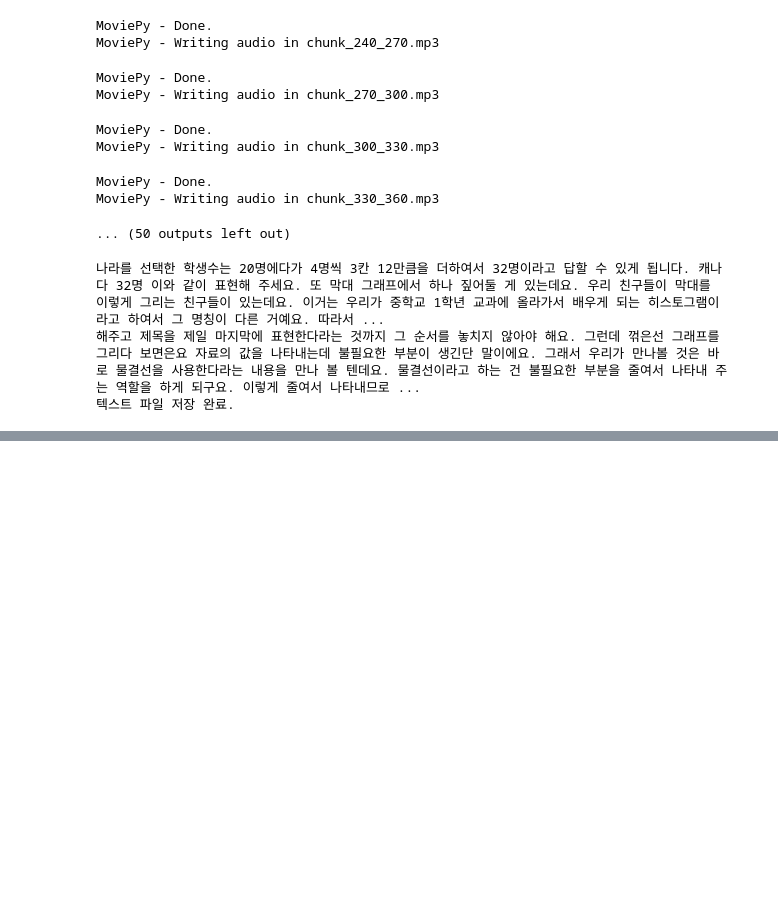
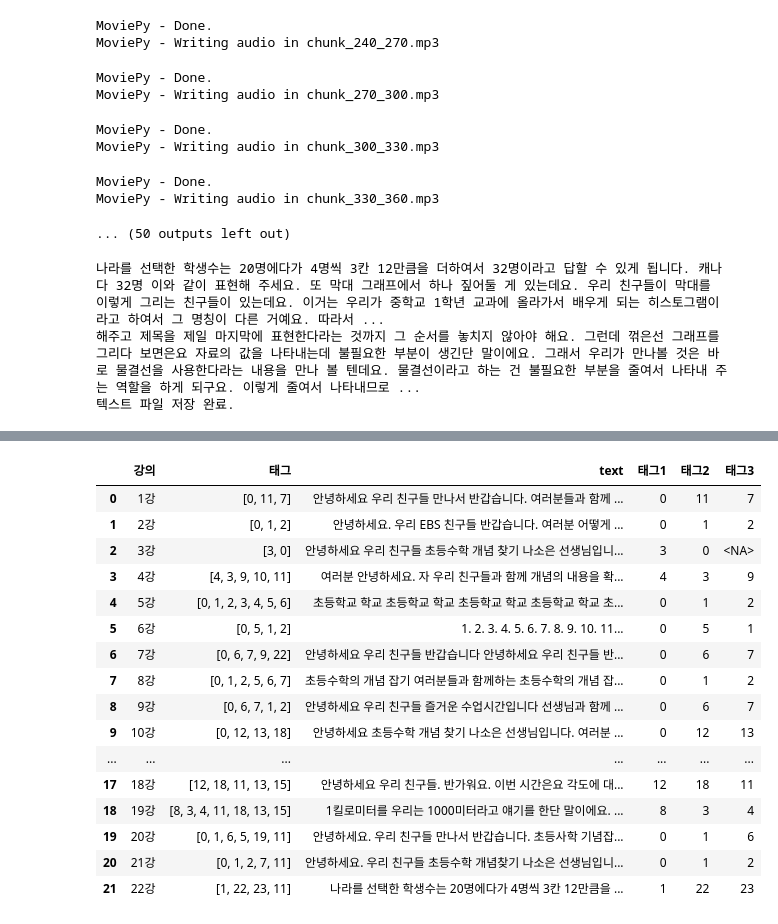
Before and after one commit to oxorudo/Chunjae_Bigdata_9th, a Jupyter notebook: 9.4~9.23/STT_summary_project/lecture_summary_kor.ipynb, the cells around one changed output, grey strips where cells are left out. Cells and saved outputs as stored; diff of their text form; code cells hidden in the pictures; blank space fills up the shorter version.

```diff
--- a/9.4~9.23/STT_summary_project/lecture_summary_kor.ipynb
+++ b/9.4~9.23/STT_summary_project/lecture_summary_kor.ipynb
@@ -390,0 +366,85 @@ print(final_transcription1 + final_transcription2)
+# %%
+import pandas as pd
+
+lessons_dict = [
+    {"강의": "1강", "태그": ["수", "측정", "소수점"]},
+    {"강의": "2강", "태그": ["수", "덧셈", "뺄셈"]},
+    {"강의": "3강", "태그": ["곱셈", "수"]},
+    {"강의": "4강", "태그": ["나눗셈", "곱셈", "시간", "화폐", "측정"]},
+    {"강의": "5강", "태그": ["수", "덧셈", "뺄셈", "곱셈", "나눗셈", "분수", "소수"]},
+    {"강의": "6강", "태그": ["수", "분수", "덧셈", "뺄셈"]},
+    {"강의": "7강", "태그": ["수", "소수", "소수점", "시간", "그래프"]},
+    {"강의": "8강", "태그": ["수", "덧셈", "뺄셈", "분수", "소수", "소수점"]},
+    {"강의": "9강", "태그": ["수", "소수", "소수점", "덧셈", "뺄셈"]},
+    {"강의": "10강", "태그": ["수", "각도", "평면도형", "직각"]},
+    {"강의": "11강", "태그": ["평면도형", "도형", "대칭", "직각"]},
+    {"강의": "12강", "태그": ["수", "평면도형", "원", "길이"]},
+    {"강의": "13강", "태그": ["길이", "평면도형", "도형", "각도", "직각"]},
+    {"강의": "14강", "태그": ["도형", "직각", "평면도형", "각도", "측정"]},
+    {"강의": "15강", "태그": ["각도", "평면도형", "도형", "직각"]},
+    {"강의": "16강", "태그": ["길이", "측정", "시간"]},
+    {"강의": "17강", "태그": ["길이", "측정", "무게", "덧셈", "뺄셈"]},
+    {"강의": "18강", "태그": ["각도", "직각", "측정", "평면도형", "도형"]},
+    {
+        "강의": "19강",
+        "태그": ["길이", "곱셈", "나눗셈", "측정", "직각", "평면도형", "도형"],
+    },
+    {"강의": "20강", "태그": ["수", "덧셈", "소수", "분수", "비율", "측정"]},
+    {"강의": "21강", "태그": ["수", "덧셈", "뺄셈", "소수점", "측정"]},
+    {"강의": "22강", "태그": ["덧셈", "그래프", "통계", "측정"]},
+]
+
+
+import os
+
+df = pd.read_csv("./df1.csv")
+
+# # 스크립트 파일이 저장된 폴더 경로 설정
+# script_folder_path = './ebs_script/'
+
+# # 'text' 열을 생성하고 스크립트 파일의 내용을 넣는 함수
+# def add_script_to_df(df, folder_path):
+#     texts = []
+
+#     for lecture in df['강의']:
+#         # 각 강의 번호에 맞는 스크립트 파일명 설정 (예: 강의_1.txt)
+#         script_file_name = f"{folder_path}강의_{lecture[:-1]}.txt"
+
+#         # 스크립트 파일이 존재하는지 확인하고, 존재하면 내용을 읽어들임
+#         if os.path.exists(script_file_name):
+#             with open(script_file_name, 'r', encoding='utf-8') as file:
+#                 text = file.read()
+#         else:
+#             text = ''  # 파일이 없으면 빈 문자열
+
+#         texts.append(text)
+
+#     # 데이터프레임에 'text' 열 추가
+#     df['text'] = texts
+#     return df
+
+# # 스크립트 파일을 추가하는 함수 실행
+# df = add_script_to_df(df, script_folder_path)
+
+# # 변환된 데이터프레임을 사용자에게 보여줌
+df["태그3"] = df["태그3"].astype(pd.Int64Dtype())
+
+df
+# %% [output]
+|  | 강의 | 태그 | text | 태그1 | 태그2 | 태그3 |
+| 0 | 1강 | [0, 11, 7] | 안녕하세요 우리 친구들 만나서 반갑습니다. 여러분들과 함께 ... | 0 | 11 | 7 |
+| 1 | 2강 | [0, 1, 2] | 안녕하세요. 우리 EBS 친구들 반갑습니다. 여러분 어떻게 ... | 0 | 1 | 2 |
+| 2 | 3강 | [3, 0] | 안녕하세요 우리 친구들 초등수학 개념 찾기 나소은 선생님입니... | 3 | 0 | <NA> |
+| 3 | 4강 | [4, 3, 9, 10, 11] | 여러분 안녕하세요. 자 우리 친구들과 함께 개념의 내용을 확... | 4 | 3 | 9 |
+| 4 | 5강 | [0, 1, 2, 3, 4, 5, 6] | 초등학교 학교 초등학교 학교 초등학교 학교 초등학교 학교 초... | 0 | 1 | 2 |
+| 5 | 6강 | [0, 5, 1, 2] | 1. 2. 3. 4. 5. 6. 7. 8. 9. 10. 11... | 0 | 5 | 1 |
+| 6 | 7강 | [0, 6, 7, 9, 22] | 안녕하세요 우리 친구들 반갑습니다 안녕하세요 우리 친구들 반... | 0 | 6 | 7 |
+| 7 | 8강 | [0, 1, 2, 5, 6, 7] | 초등수학의 개념 잡기 여러분들과 함께하는 초등수학의 개념 잡... | 0 | 1 | 2 |
+| 8 | 9강 | [0, 6, 7, 1, 2] | 안녕하세요 우리 친구들 즐거운 수업시간입니다 선생님과 함께 ... | 0 | 6 | 7 |
+| 9 | 10강 | [0, 12, 13, 18] | 안녕하세요 초등수학 개념 찾기 나소은 선생님입니다. 여러분 ... | 0 | 12 | 13 |
+| ... | ... | ... | ... | ... | ... | ... |
+| 17 | 18강 | [12, 18, 11, 13, 15] | 안녕하세요 우리 친구들. 반가워요. 이번 시간은요 각도에 대... | 12 | 18 | 11 |
+| 18 | 19강 | [8, 3, 4, 11, 18, 13, 15] | 1킬로미터를 우리는 1000미터라고 얘기를 한단 말이에요. ... | 8 | 3 | 4 |
+| 19 | 20강 | [0, 1, 6, 5, 19, 11] | 안녕하세요. 우리 친구들 만나서 반갑습니다. 초등사학 기념잡... | 0 | 1 | 6 |
+| 20 | 21강 | [0, 1, 2, 7, 11] | 안녕하세요. 우리 친구들 초등수학 개념찾기 나소은 선생님입니... | 0 | 1 | 2 |
+| 21 | 22강 | [1, 22, 23, 11] | 나라를 선택한 학생수는 20명에다가 4명씩 3칸 12만큼을 ... | 1 | 22 | 23 |
```
Also changed, not shown: parts of 19 cells of this notebook, 8 other files.
